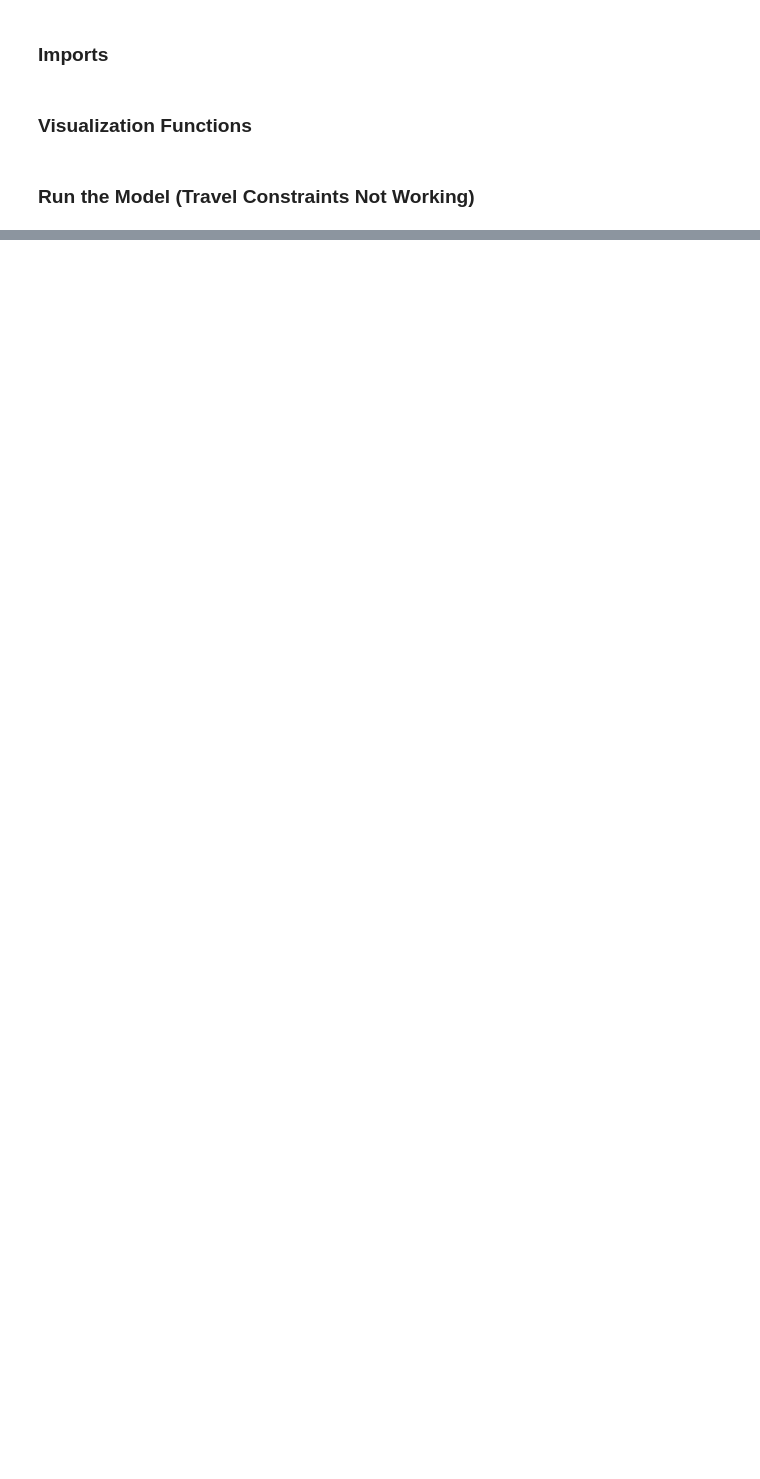
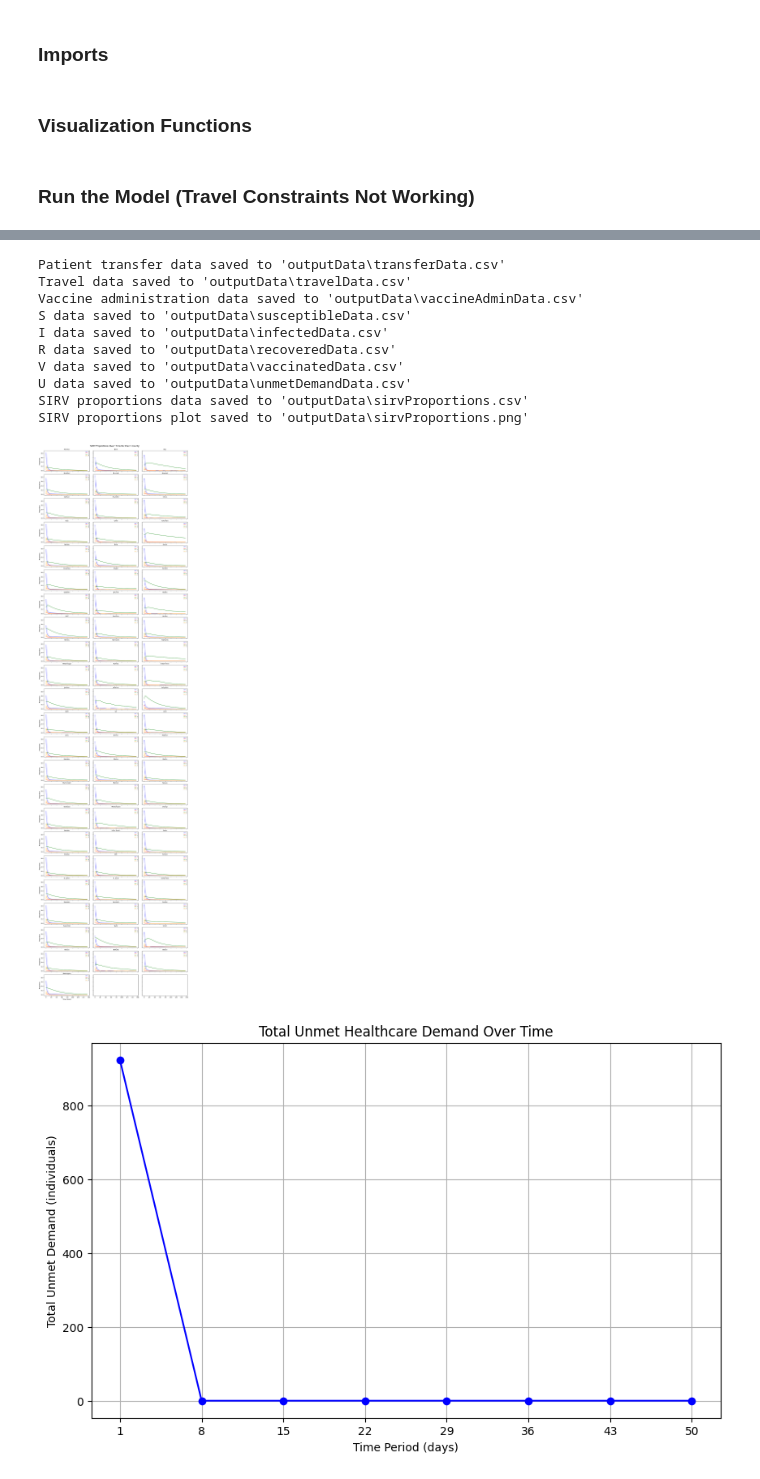
Before and after one commit to alexdelise/Data-Driven-SIRV-OR, a Jupyter notebook: testCode.ipynb, the cells around one changed output, grey strips where cells are left out. Saved outputs shown, nothing was run; the diff lists cells and outputs as text; code cells hidden in the pictures; blank space fills up the shorter version.

```diff
--- a/testCode.ipynb
+++ b/testCode.ipynb
@@ -157,7 +160,7 @@ recoveredDF = pd.read_excel("inputData\\R_modified.xlsx", header = None)
 iSet = range(1, 68) # counties
 jSet = range(1, 68) # counties
 kSet = range(10, 160, 10) # frequency
-tSet = range(1, 51) # time period
+tSet = range(1, 156) # time period
 
 # Model Parameters
 alpha = {(i,t): alphaDF.iloc[i-1][t-1] for i in iSet for t in tSet} # NOT SURE IF LOADING CORRECTLY
@@ -171,11 +174,11 @@ initI = {i: infectedDF.iloc[i - 1, 0] for i in iSet}
 initR = {i: recoveredDF.iloc[i - 1, 0] for i in iSet}
 
 tMax = 154
-bigM = 200000
+bigM = 1e6
 pandemicSize = 1
 totalPopulation = 18379601
 uCost = 3
-dMax = 100 # maximum allowable travel distance
+dMax = 75 # maximum allowable travel distance
 q = 7 # decision interval
 lambdaa = 0.25 # vaccination rate
 qq = 0.02 # immunity loss rate
@@ -276,0 +278,18 @@ Best objective -, best bound -, gap -
+# %%
+output_folder = "outputData"
+save_decision_variables(Z, A, S, I, R, V, U, output_folder, tSet, range(1, 51, q), iSet)
+save_and_plot_sirv_proportions(S, I, R, V, N, iSet, tSet, output_folder)
+plot_unmet_demand(U, range(1, 51, q), iSet)
+# %% [output]
+Patient transfer data saved to 'outputData\transferData.csv'
+Travel data saved to 'outputData\travelData.csv'
+Vaccine administration data saved to 'outputData\vaccineAdminData.csv'
+S data saved to 'outputData\susceptibleData.csv'
+I data saved to 'outputData\infectedData.csv'
+R data saved to 'outputData\recoveredData.csv'
+V data saved to 'outputData\vaccinatedData.csv'
+U data saved to 'outputData\unmetDemandData.csv'
+SIRV proportions data saved to 'outputData\sirvProportions.csv'
+SIRV proportions plot saved to 'outputData\sirvProportions.png'
+[figure, added]
+[figure, added]
```
Also changed, not shown: parts of 4 cells of this notebook, 10 other files.
